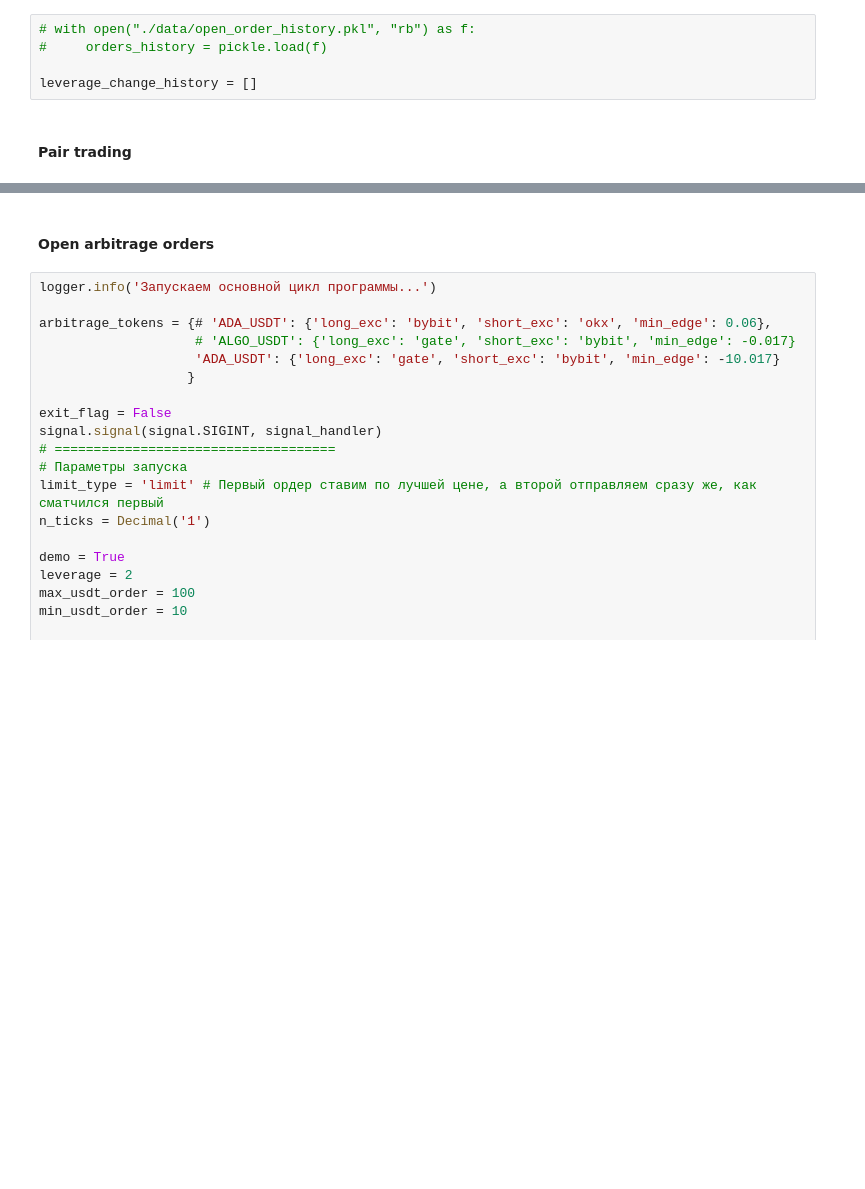
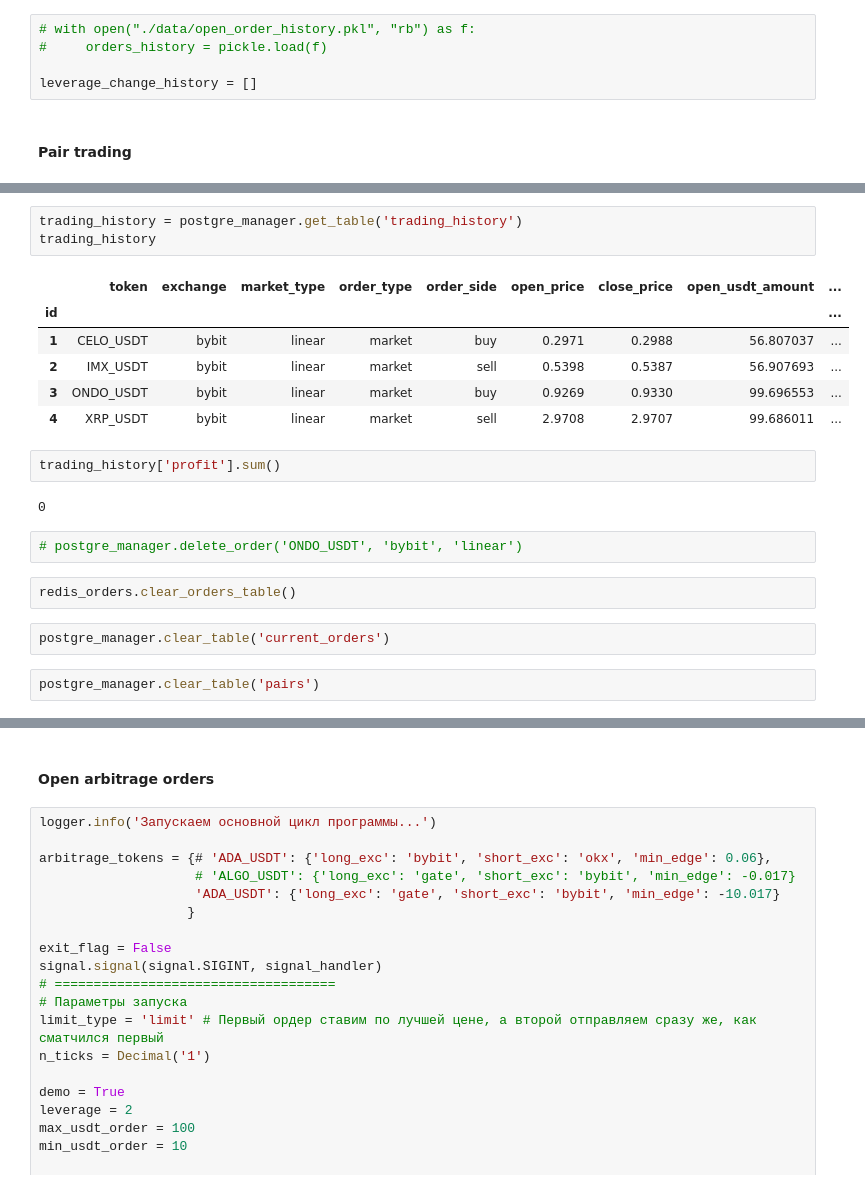
Before and after one commit to elterion/jaref_bot, a Jupyter notebook: 0. Open orders.ipynb, the cells around one changed output, grey strips where cells are left out. Drawn from its saved outputs; the diff is of its cells as text; blank space fills up the shorter version.

```diff
--- a/0. Open orders.ipynb
+++ b/0. Open orders.ipynb
@@ -257,0 +622,22 @@ choice(low_in_params)
+# %%
+trading_history = postgre_manager.get_table('trading_history')
+trading_history
+# %% [output]
+|  | token | exchange | market_type | order_type | order_side | open_price | close_price | open_usdt_amount | ... |
+| id |  |  |  |  |  |  |  |  | ... |
+| 1 | CELO_USDT | bybit | linear | market | buy | 0.2971 | 0.2988 | 56.807037 | ... |
+| 2 | IMX_USDT | bybit | linear | market | sell | 0.5398 | 0.5387 | 56.907693 | ... |
+| 3 | ONDO_USDT | bybit | linear | market | buy | 0.9269 | 0.9330 | 99.696553 | ... |
+| 4 | XRP_USDT | bybit | linear | market | sell | 2.9708 | 2.9707 | 99.686011 | ... |
+# %%
+trading_history['profit'].sum()
+# %% [output]
+0
+# %%
+# postgre_manager.delete_order('ONDO_USDT', 'bybit', 'linear')
+# %%
+redis_orders.clear_orders_table()
+# %%
+postgre_manager.clear_table('current_orders')
+# %%
+postgre_manager.clear_table('pairs')
```
Also changed, not shown: parts of 28 cells of this notebook, 9 other files.
